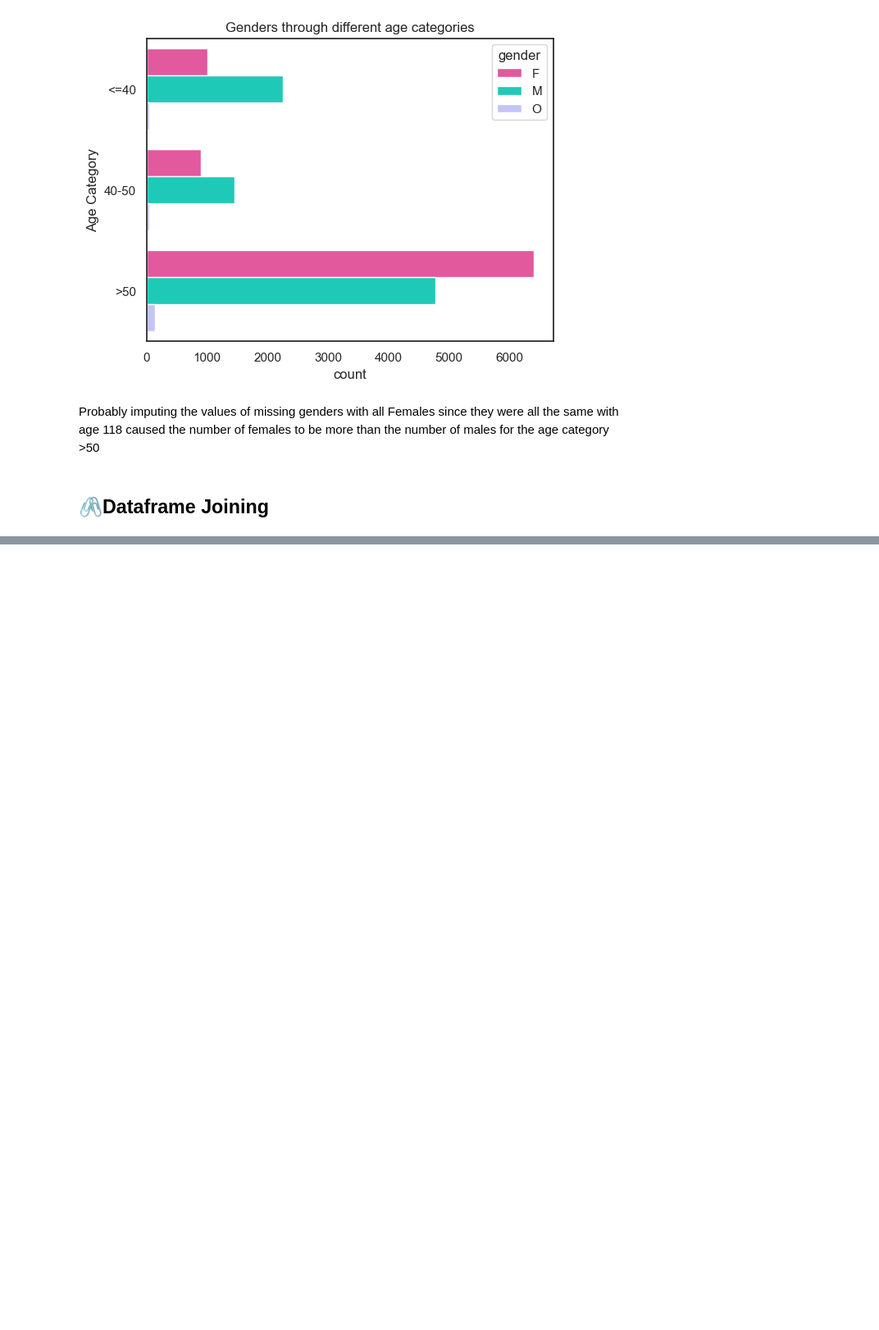
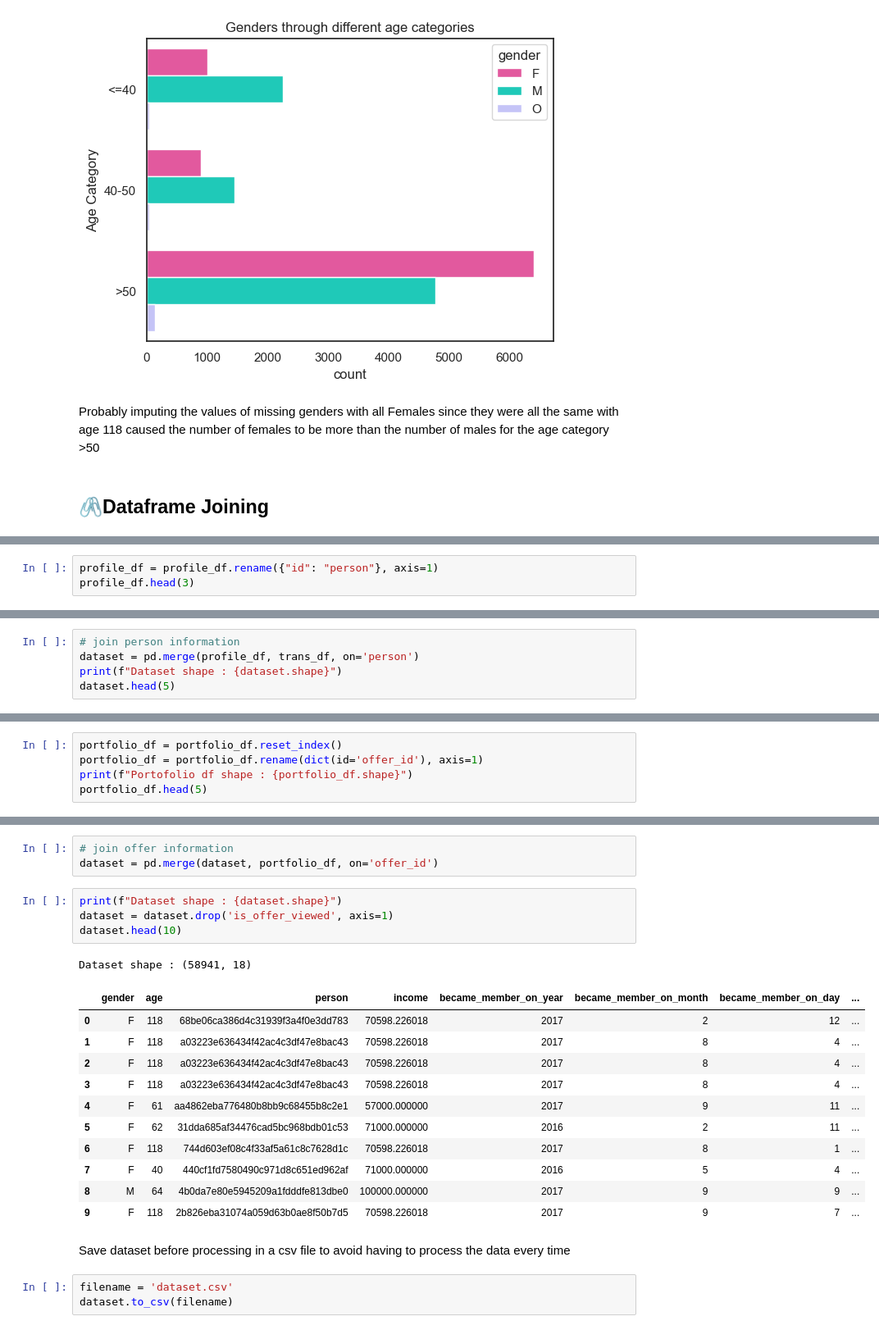
Before and after one commit to Moodrammer/ml-model-sagemaker-capstone, a Jupyter notebook: Starbucks_Capstone_notebook.ipynb, the cells around one changed output, grey strips where cells are left out. Shown at 82% size. Drawn from its saved outputs; the diff is of its cells as text; blank space fills up the shorter version.

Commit message:
Add : Dataframe joining

```diff
--- a/Starbucks_Capstone_notebook.ipynb
+++ b/Starbucks_Capstone_notebook.ipynb
@@ -784,0 +798,3 @@ Probably imputing the values of missing genders with all Females since they were
+# %%
+profile_df = profile_df.rename({"id": "person"}, axis=1)
+profile_df.head(3)
@@ -784,0 +806,5 @@ Probably imputing the values of missing genders with all Females since they were
+# %%
+# join person information
+dataset = pd.merge(profile_df, trans_df, on='person')
+print(f"Dataset shape : {dataset.shape}")
+dataset.head(5)
@@ -784,0 +819,5 @@ Probably imputing the values of missing genders with all Females since they were
+# %%
+portfolio_df = portfolio_df.reset_index()
+portfolio_df = portfolio_df.rename(dict(id='offer_id'), axis=1)
+print(f"Portofolio df shape : {portfolio_df.shape}")
+portfolio_df.head(5)
@@ -784,0 +832,25 @@ Probably imputing the values of missing genders with all Females since they were
+# %%
+# join offer information
+dataset = pd.merge(dataset, portfolio_df, on='offer_id')
+# %%
+print(f"Dataset shape : {dataset.shape}")
+dataset = dataset.drop('is_offer_viewed', axis=1)
+dataset.head(10)
+# %% [output]
+Dataset shape : (58941, 18)
+|  | gender | age | person | income | became_member_on_year | became_member_on_month | became_member_on_day | ... |
+| 0 | F | 118 | 68be06ca386d4c31939f3a4f0e3dd783 | 70598.226018 | 2017 | 2 | 12 | ... |
+| 1 | F | 118 | a03223e636434f42ac4c3df47e8bac43 | 70598.226018 | 2017 | 8 | 4 | ... |
+| 2 | F | 118 | a03223e636434f42ac4c3df47e8bac43 | 70598.226018 | 2017 | 8 | 4 | ... |
+| 3 | F | 118 | a03223e636434f42ac4c3df47e8bac43 | 70598.226018 | 2017 | 8 | 4 | ... |
+| 4 | F | 61 | aa4862eba776480b8bb9c68455b8c2e1 | 57000.000000 | 2017 | 9 | 11 | ... |
+| 5 | F | 62 | 31dda685af34476cad5bc968bdb01c53 | 71000.000000 | 2016 | 2 | 11 | ... |
+| 6 | F | 118 | 744d603ef08c4f33af5a61c8c7628d1c | 70598.226018 | 2017 | 8 | 1 | ... |
+| 7 | F | 40 | 440cf1fd7580490c971d8c651ed962af | 71000.000000 | 2016 | 5 | 4 | ... |
+| 8 | M | 64 | 4b0da7e80e5945209a1fdddfe813dbe0 | 100000.000000 | 2017 | 9 | 9 | ... |
+| 9 | F | 118 | 2b826eba31074a059d63b0ae8f50b7d5 | 70598.226018 | 2017 | 9 | 7 | ... |
+# %% [markdown]
+Save dataset before processing in a csv file to avoid having to process the data every time
+# %%
+filename = 'dataset.csv'
+dataset.to_csv(filename)
```
Also changed, not shown: parts of 22 cells of this notebook, 1 other file.
